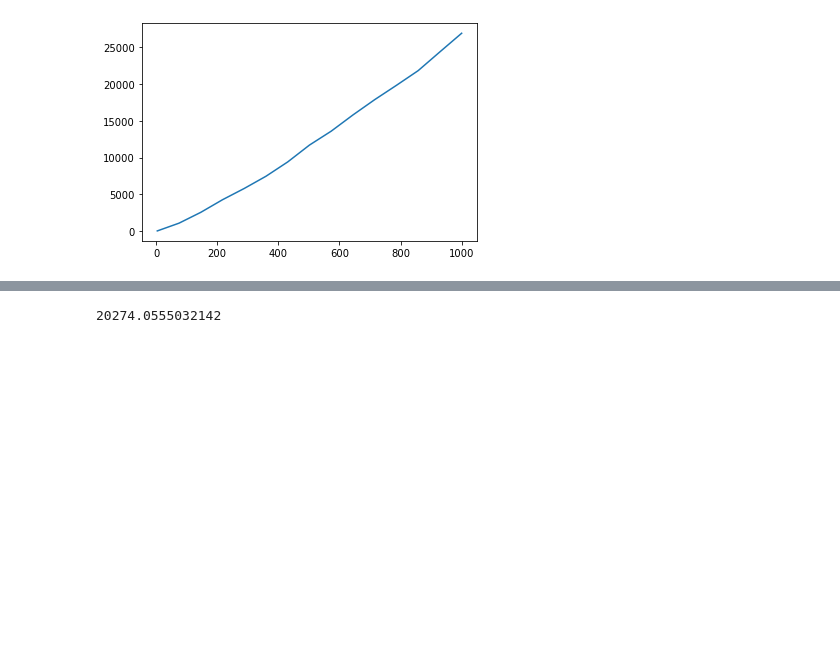
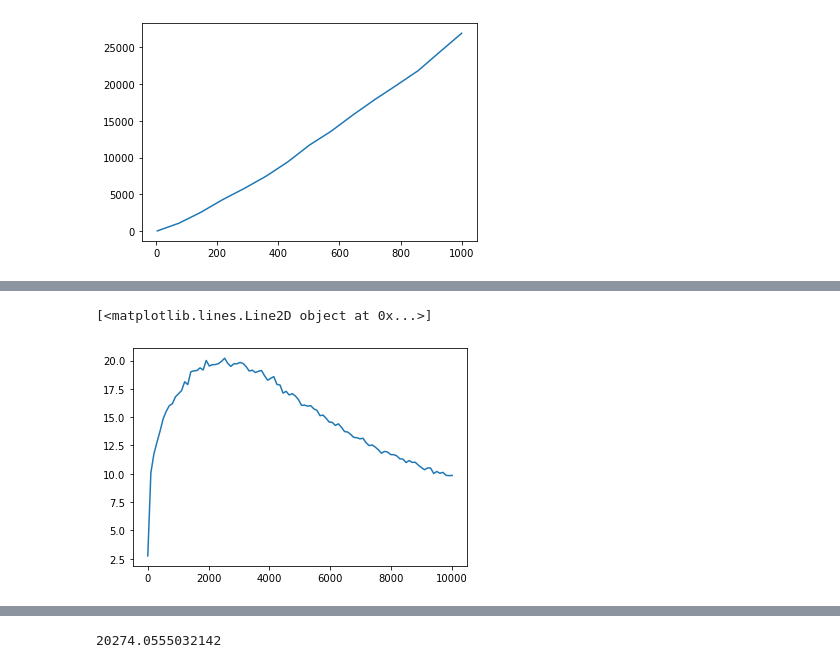
Before and after one commit to smoralesduarte/randnumsgps, a Jupyter notebook: erdossmgps.ipynb, the cells around one changed output, grey strips where cells are left out. Saved outputs shown, nothing was run; the diff lists cells and outputs as text; code cells hidden in the pictures; blank space fills up the shorter version.

```diff
--- a/erdossmgps.ipynb
+++ b/erdossmgps.ipynb
@@ -262,0 +278,5 @@ KeyboardInterrupt:
+# %%
+plt.plot(1/x, data_embedding)
+# %% [output]
+[<matplotlib.lines.Line2D object at 0x...>]
+[figure, added]
```
Also changed, not shown: parts of 3 cells of this notebook.
